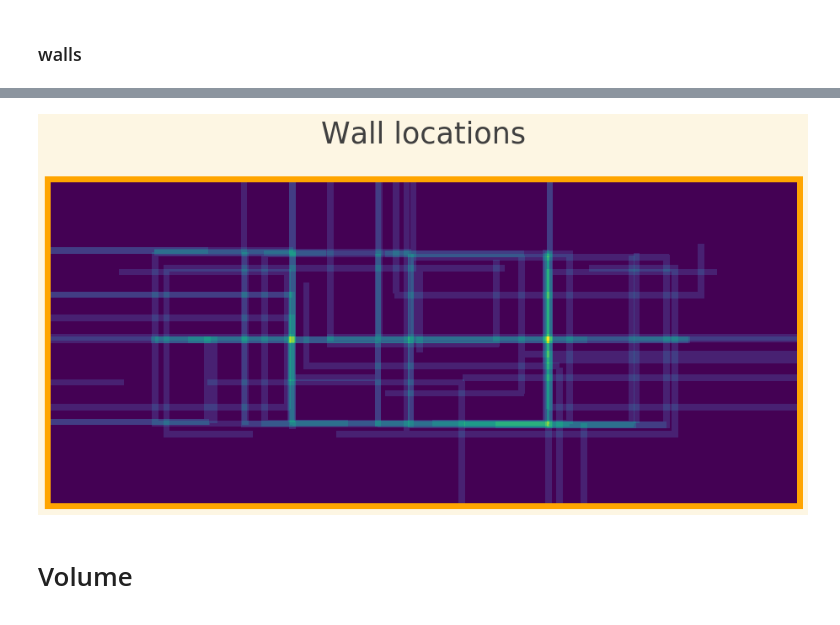
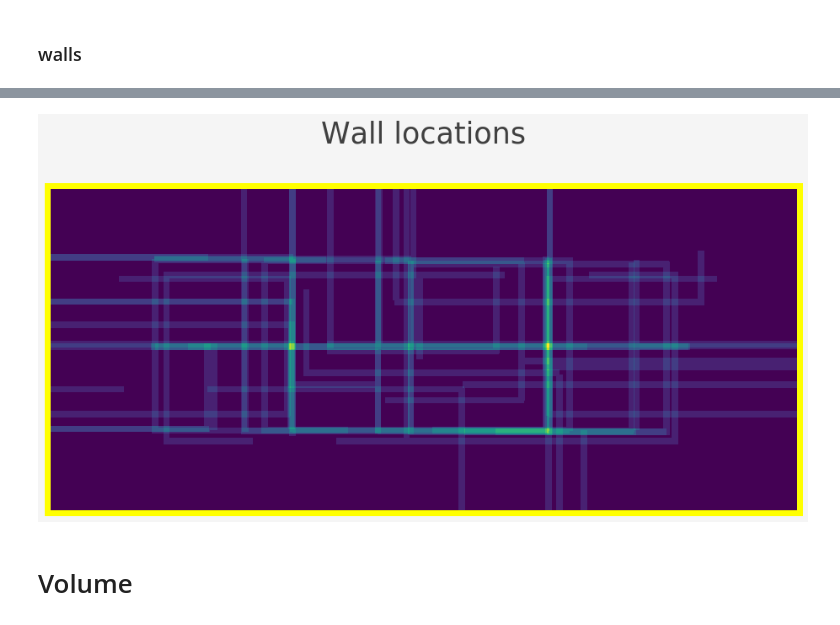
Before and after one commit to drschwenk/transfer, a Jupyter notebook: robothor_stats.ipynb, the cells around one changed output, grey strips where cells are left out. Saved outputs shown, nothing was run; the diff lists cells and outputs as text; code cells hidden in the pictures.

```diff
--- a/robothor_stats.ipynb
+++ b/robothor_stats.ipynb
@@ -44,7 +44,7 @@ plt.rcParams['savefig.facecolor']='white'
 def make_standard_fig(fig_plt, fig_labels=None, save = False, outfile='fig.pdf', main_color=None, label_color = '0.25'):
     if fig_labels:
         if 'fig_title' in fig_labels:
-            plt.title(fig_labels['fig_title'], fontsize=35, verticalalignment='bottom', color=label_color, y=1.08)
+            plt.title(fig_labels['fig_title'], fontsize=35, verticalalignment='bottom', color=label_color, y=1.02)
         if 'y_label' in fig_labels:
             plt.ylabel(fig_labels['y_label'], fontsize=35, labelpad=10, color=label_color)
         if 'x_label' in fig_labels:
@@ -436,11 +376,11 @@ pd.read_csv('limited_train_scenes.csv', header=None)[0].tolist()
 # %%
-_ = path_len_ser.hist(bins=20)
+# _ = path_len_ser.hist(bins=20)
 
-fig_labels = {
-    'fig_title': 'Shortest Paths to Target',
-      'x_label': '# Actions Needed',
-      'y_label': '# Targets'
-}
-plt.xlim(0, 70)
-plt.ylim(0, 170)
-make_standard_fig(_, fig_labels, save=True, outfile='./figures/val_test_shortest_paths.pdf')
+# fig_labels = {
+#     'fig_title': 'Shortest Paths to Target',
+#       'x_label': '# Actions Needed',
+#       'y_label': '# Targets'
+# }
+# plt.xlim(0, 70)
+# plt.ylim(0, 170)
+# make_standard_fig(_, fig_labels, save=True, outfile='./figures/val_test_shortest_paths.pdf')
@@ -784,24 +691,24 @@ fp_arr = np.array(np.round(fp_arr), dtype=np.uint8)
 # %%
 fig_labels = {
     'fig_title': 'Wall locations',
       'x_label': '',
       'y_label': ''
 }
 
 cmap = plt.get_cmap('viridis')
 
 rgba_img = cmap(fp_arr)
 rgb_img = np.delete(rgba_img, 3, 2)
 ax = plt.axes()
 _ = ax.set_aspect('equal')
 _= plt.imshow(rgb_img)
 plt.xticks([])
 plt.yticks([])
-plt.rcParams["axes.edgecolor"] = "orange"
+plt.rcParams["axes.edgecolor"] = "yellow"
 plt.rcParams["axes.linewidth"] = 7
-make_standard_fig(fig_out, fig_labels, save=True, outfile='./figures/wall_heatmap.pdf')
+make_standard_fig(_, fig_labels, save=True, outfile='./figures/wall_heatmap.pdf')
 # %% [output]
-[figure, old version]
+[figure, new version]
 # %% [markdown]
 # Volume
 # %% [markdown]
```
Also changed, not shown: parts of 47 cells of this notebook, 2 other files.
